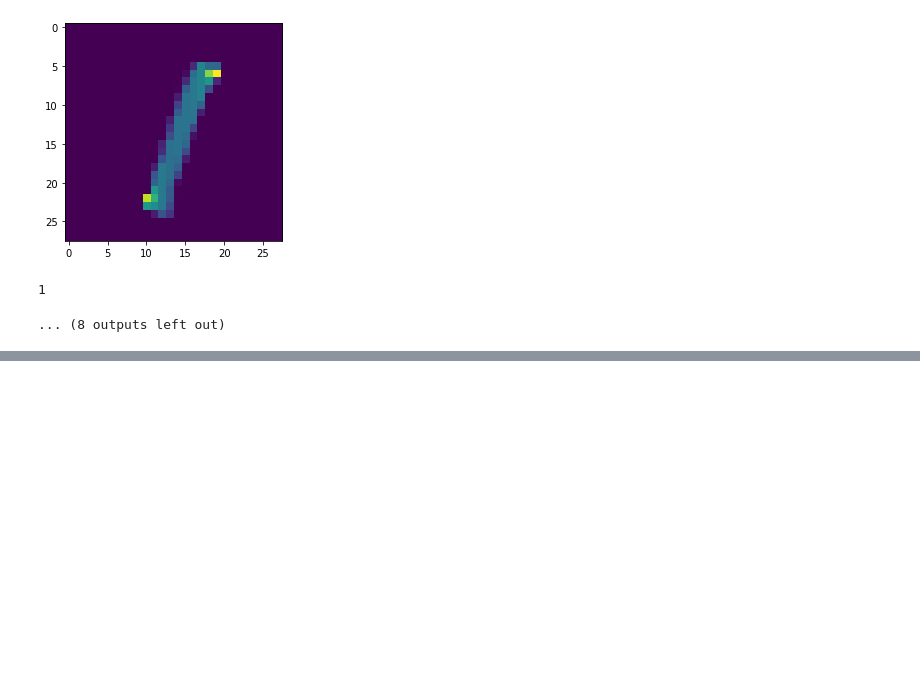
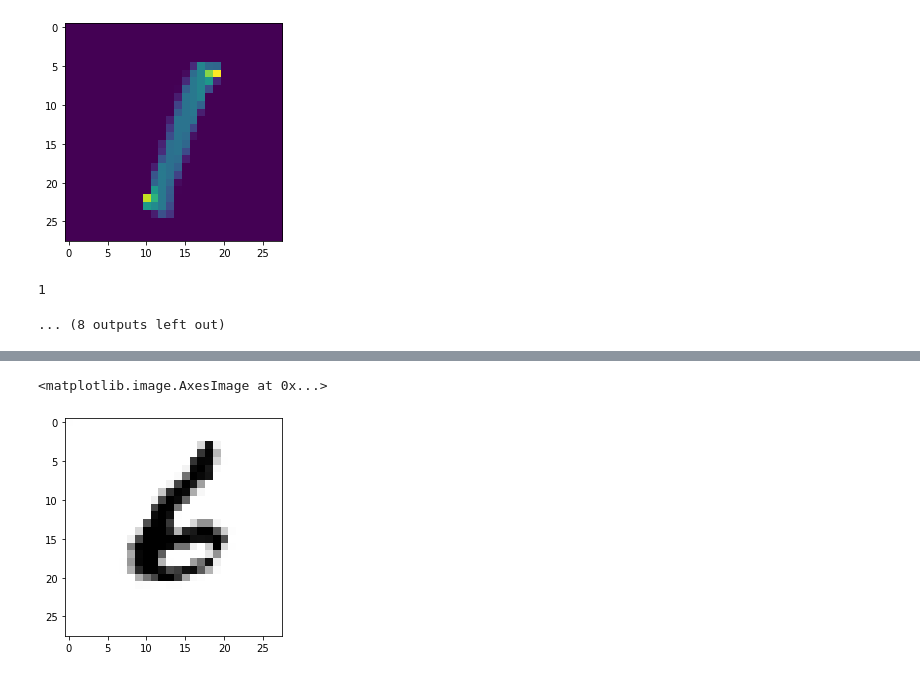
Before and after one commit to OnurSalih/Handwritten-Digit-Recognition, a Jupyter notebook: Hand-written Digit Recognition.ipynb, the cells around one changed output, grey strips where cells are left out. Cells and saved outputs as stored; diff of their text form; code cells hidden in the pictures; blank space fills up the shorter version.

```diff
--- a/Hand-written Digit Recognition.ipynb
+++ b/Hand-written Digit Recognition.ipynb
@@ -127,0 +142,10 @@ for x in range(10):
+# %%
+#format image
+img_resized = cv2.resize(test_image, (28,28), interpolation=cv2.INTER_LINEAR)
+img_resized = cv2.bitwise_not(img_resized)
+
+#preview the newly formatted image
+plt.imshow(img_resized, cmap='binary')
+# %% [output]
+<matplotlib.image.AxesImage at 0x...>
+[figure, added]
```
Also changed, not shown: parts of 5 cells of this notebook.
